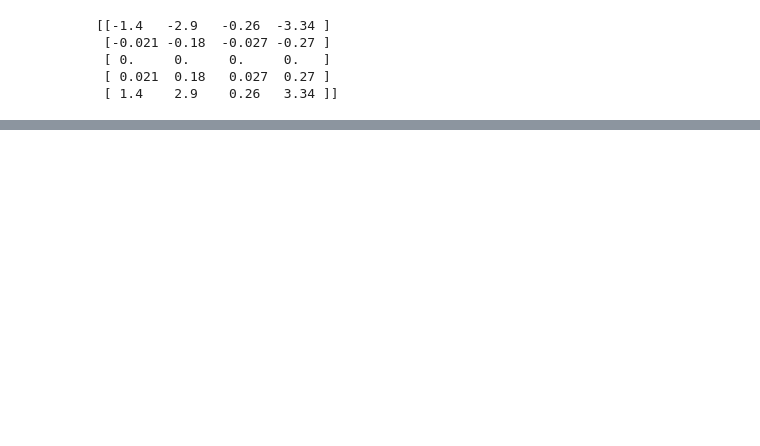
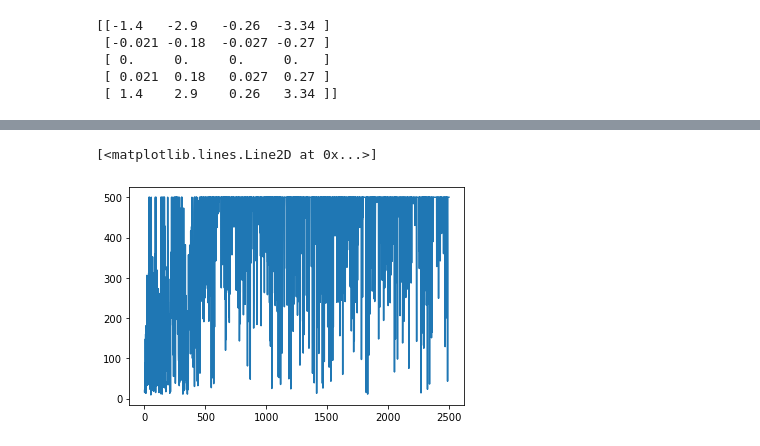
Before and after one commit to jgscott/cartpole, a Jupyter notebook: cartpole.ipynb, the cells around one changed output, grey strips where cells are left out. Cells and saved outputs as stored; diff of their text form; code cells hidden in the pictures; blank space fills up the shorter version.

```diff
--- a/cartpole.ipynb
+++ b/cartpole.ipynb
@@ -231,5 +246,8 @@ env.close()
 # %%
 fig, ax = plt.subplots()
-ax.plot(range(1, num_episodes+1), moving_average(survived, 5))
+ax.plot(range(1, num_episodes+1), survived)
+# %% [output]
+[<matplotlib.lines.Line2D at 0x...>]
+[figure, added]
 # %%
 agent.show_n_episodes(env, 3)
```
Also changed, not shown: parts of 7 cells of this notebook, 1 other file.
